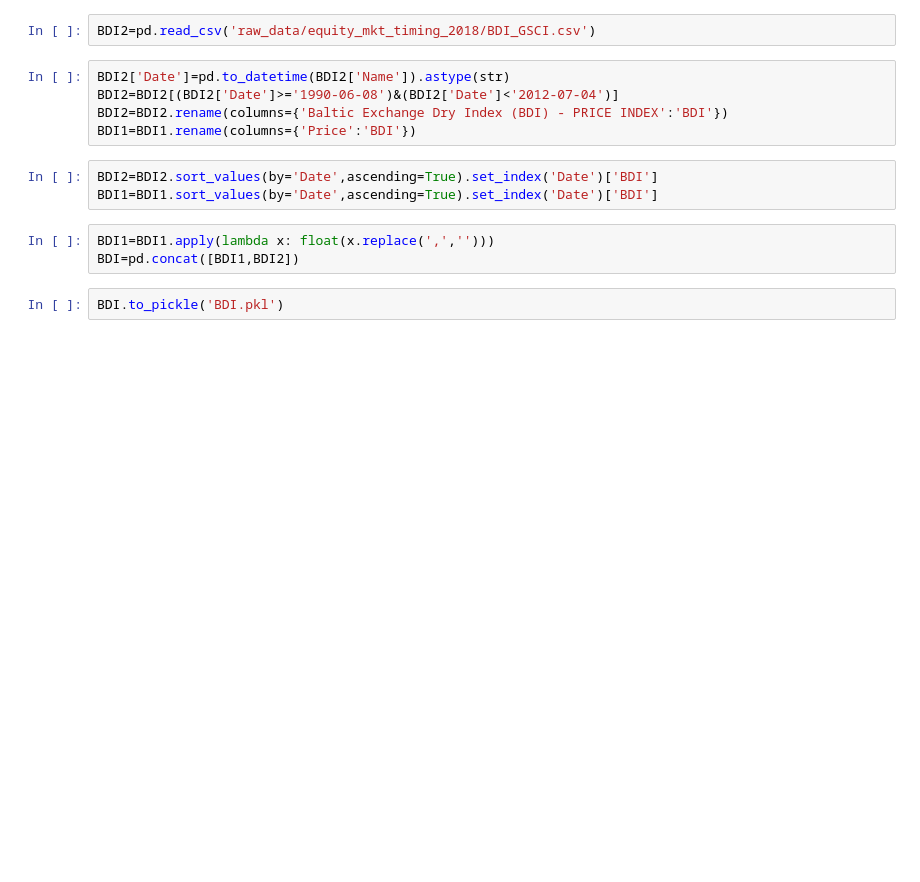
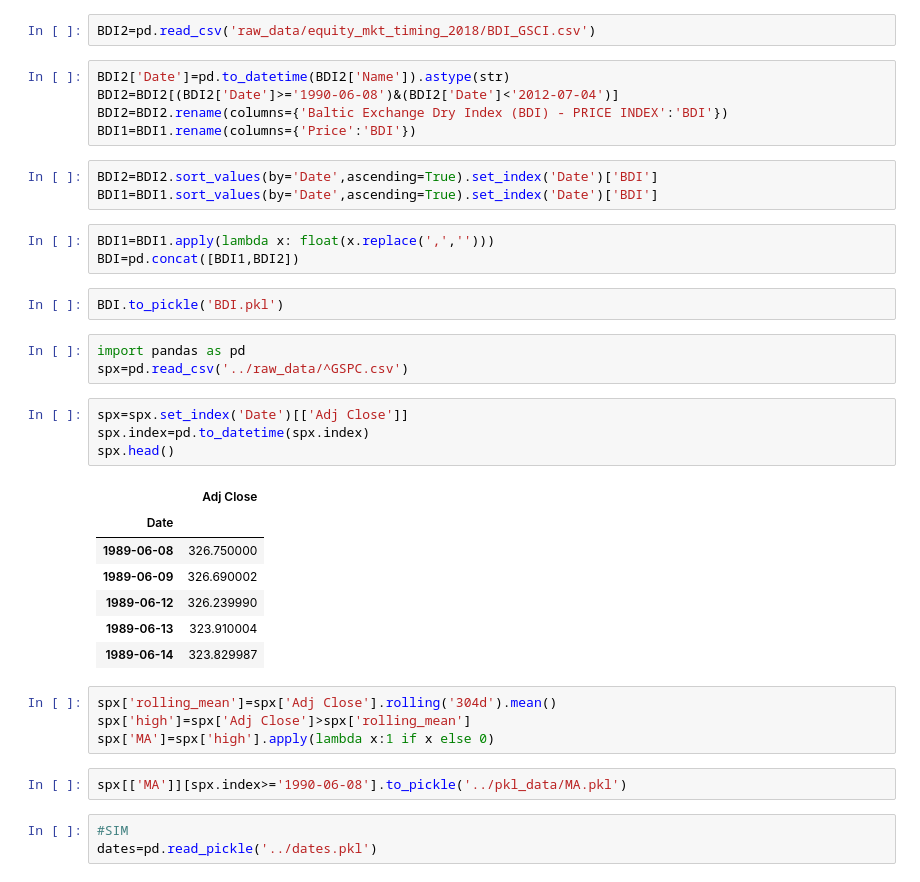
Before and after one commit to rmfeng/dsqfltproject, a Jupyter notebook: notebooks/data_gathering_Jialu.ipynb, the cells around one changed output. Saved outputs shown, nothing was run; the diff lists cells and outputs as text; blank space fills up the shorter version.

```diff
--- a/notebooks/data_gathering_Jialu.ipynb
+++ b/notebooks/data_gathering_Jialu.ipynb
@@ -229,3 +229,27 @@ BDI1=BDI1.apply(lambda x: float(x.replace(',','')))
 BDI=pd.concat([BDI1,BDI2])
 # %%
 BDI.to_pickle('BDI.pkl')
+# %%
+import pandas as pd
+spx=pd.read_csv('../raw_data/^GSPC.csv')
+# %%
+spx=spx.set_index('Date')[['Adj Close']]
+spx.index=pd.to_datetime(spx.index)
+spx.head()
+# %% [output]
+|  | Adj Close |
+| Date |  |
+| 1989-06-08 | 326.750000 |
+| 1989-06-09 | 326.690002 |
+| 1989-06-12 | 326.239990 |
+| 1989-06-13 | 323.910004 |
+| 1989-06-14 | 323.829987 |
+# %%
+spx['rolling_mean']=spx['Adj Close'].rolling('304d').mean()
+spx['high']=spx['Adj Close']>spx['rolling_mean']
+spx['MA']=spx['high'].apply(lambda x:1 if x else 0)
+# %%
+spx[['MA']][spx.index>='1990-06-08'].to_pickle('../pkl_data/MA.pkl')
+# %%
+#SIM
+dates=pd.read_pickle('../dates.pkl')
```
Also changed, not shown: parts of 5 cells of this notebook.
